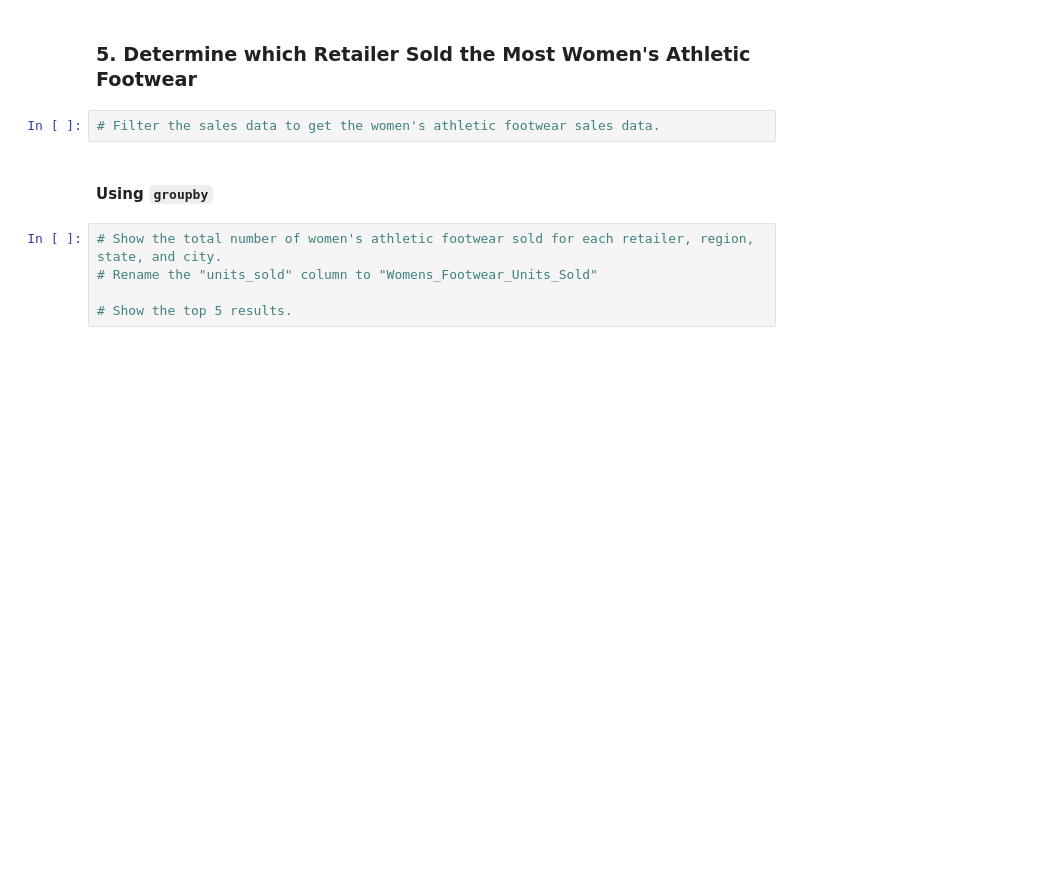
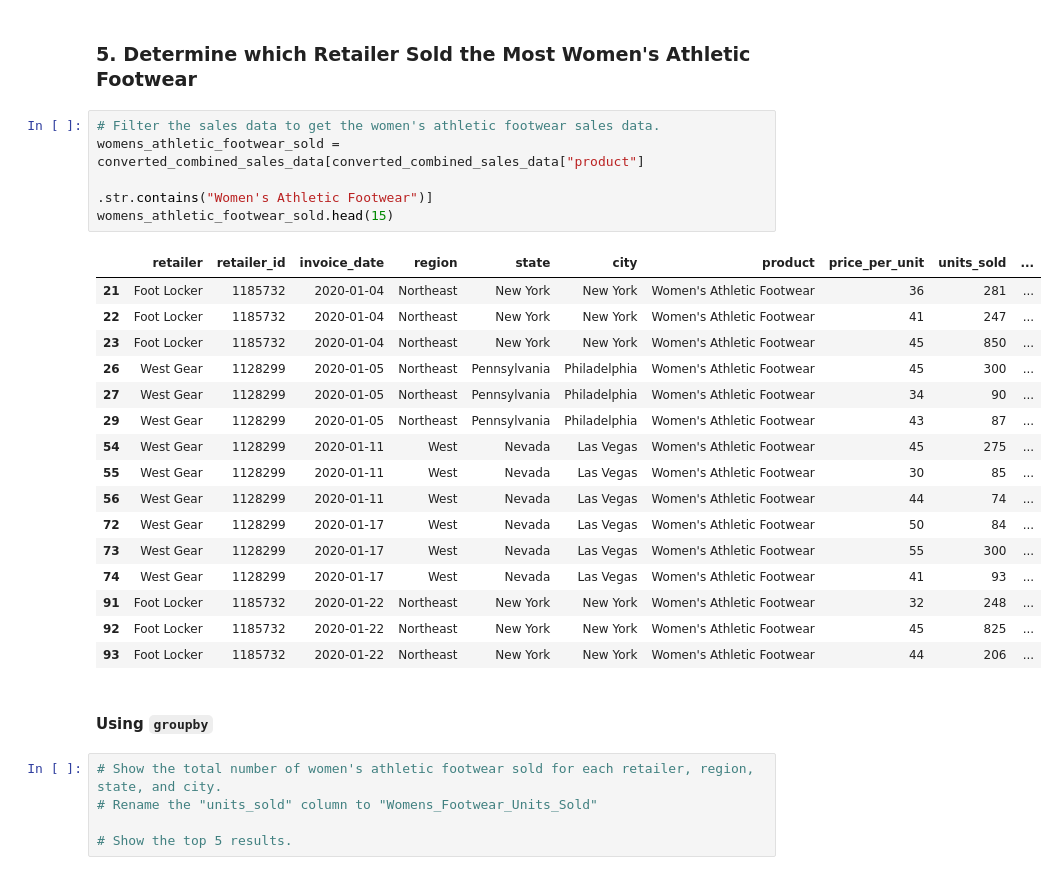
Before and after one commit to MDMoore315/athletic_sales_analysis, a Jupyter notebook: athletic_sales_analysis_starter_code.ipynb, the cells around one changed output. Cells and saved outputs as stored; diff of their text form; blank space fills up the shorter version.

```diff
--- a/athletic_sales_analysis_starter_code.ipynb
+++ b/athletic_sales_analysis_starter_code.ipynb
@@ -207,6 +265,26 @@ KeyError: 'Total_Products_Sold'
 ### 5. Determine which Retailer Sold the Most Women's Athletic Footwear
 # %%
 # Filter the sales data to get the women's athletic footwear sales data.
+womens_athletic_footwear_sold = converted_combined_sales_data[converted_combined_sales_data["product"]
+                                                                     .str.contains("Women's Athletic Footwear")]
+womens_athletic_footwear_sold.head(15)
+# %% [output]
+|  | retailer | retailer_id | invoice_date | region | state | city | product | price_per_unit | units_sold | ... |
+| 21 | Foot Locker | 1185732 | 2020-01-04 | Northeast | New York | New York | Women's Athletic Footwear | 36 | 281 | ... |
+| 22 | Foot Locker | 1185732 | 2020-01-04 | Northeast | New York | New York | Women's Athletic Footwear | 41 | 247 | ... |
+| 23 | Foot Locker | 1185732 | 2020-01-04 | Northeast | New York | New York | Women's Athletic Footwear | 45 | 850 | ... |
+| 26 | West Gear | 1128299 | 2020-01-05 | Northeast | Pennsylvania | Philadelphia | Women's Athletic Footwear | 45 | 300 | ... |
+| 27 | West Gear | 1128299 | 2020-01-05 | Northeast | Pennsylvania | Philadelphia | Women's Athletic Footwear | 34 | 90 | ... |
+| 29 | West Gear | 1128299 | 2020-01-05 | Northeast | Pennsylvania | Philadelphia | Women's Athletic Footwear | 43 | 87 | ... |
+| 54 | West Gear | 1128299 | 2020-01-11 | West | Nevada | Las Vegas | Women's Athletic Footwear | 45 | 275 | ... |
+| 55 | West Gear | 1128299 | 2020-01-11 | West | Nevada | Las Vegas | Women's Athletic Footwear | 30 | 85 | ... |
+| 56 | West Gear | 1128299 | 2020-01-11 | West | Nevada | Las Vegas | Women's Athletic Footwear | 44 | 74 | ... |
+| 72 | West Gear | 1128299 | 2020-01-17 | West | Nevada | Las Vegas | Women's Athletic Footwear | 50 | 84 | ... |
+| 73 | West Gear | 1128299 | 2020-01-17 | West | Nevada | Las Vegas | Women's Athletic Footwear | 55 | 300 | ... |
+| 74 | West Gear | 1128299 | 2020-01-17 | West | Nevada | Las Vegas | Women's Athletic Footwear | 41 | 93 | ... |
+| 91 | Foot Locker | 1185732 | 2020-01-22 | Northeast | New York | New York | Women's Athletic Footwear | 32 | 248 | ... |
+| 92 | Foot Locker | 1185732 | 2020-01-22 | Northeast | New York | New York | Women's Athletic Footwear | 45 | 825 | ... |
+| 93 | Foot Locker | 1185732 | 2020-01-22 | Northeast | New York | New York | Women's Athletic Footwear | 44 | 206 | ... |
 # %% [markdown]
 #### Using `groupby`
 # %%
```
Also changed, not shown: parts of 6 cells of this notebook.
